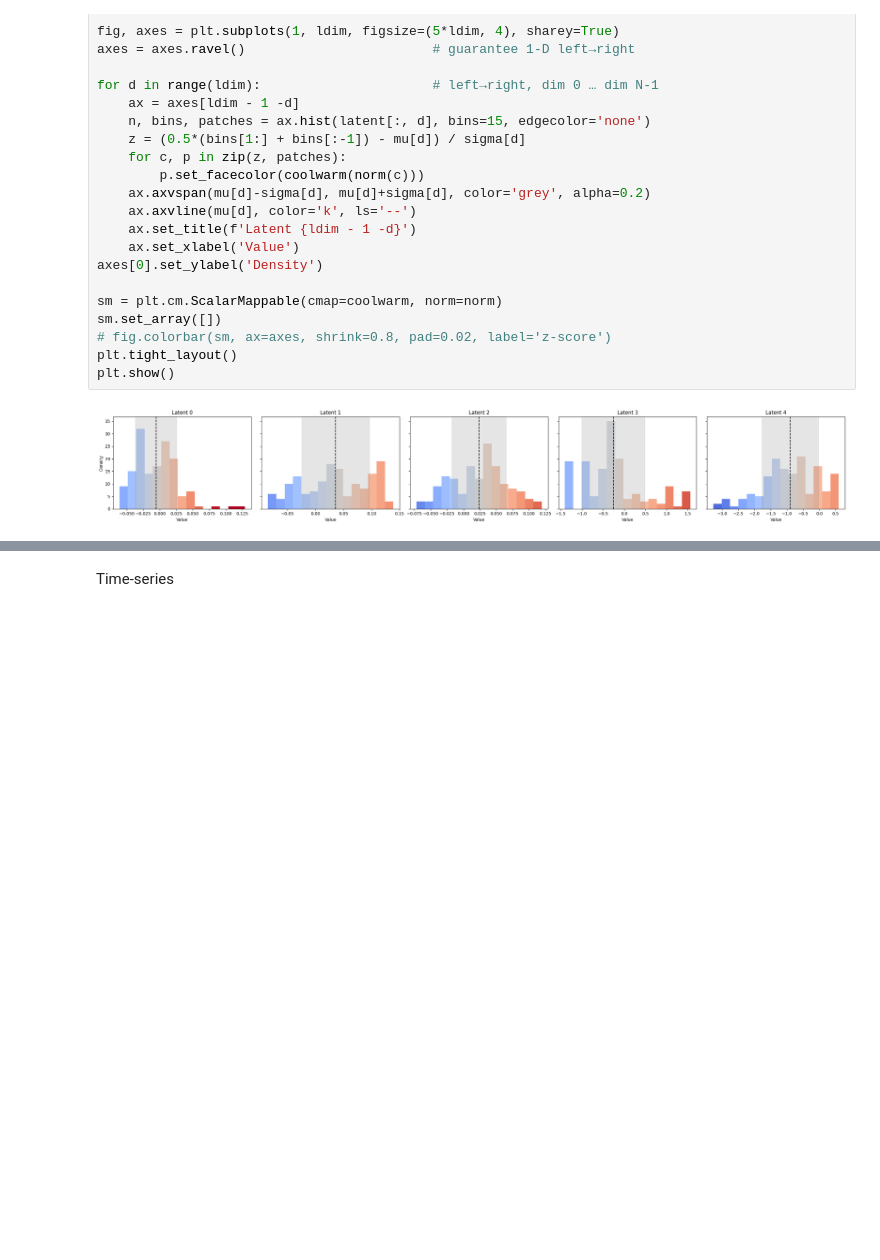
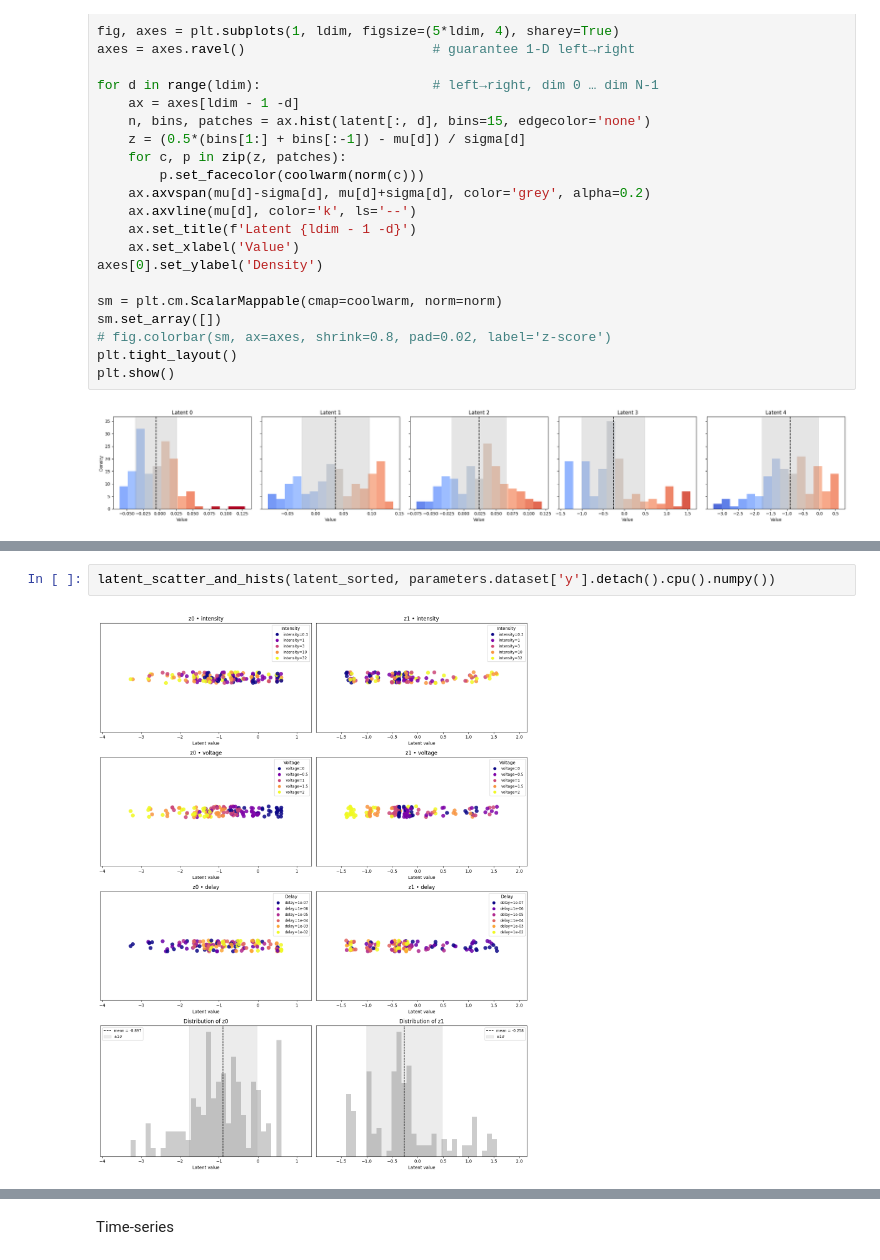
Before and after one commit to rayyyd/ML_charge_modeling, a Jupyter notebook: parameter_tuning/interpretability.ipynb, the cells around one changed output, grey strips where cells are left out. Drawn from its saved outputs; the diff is of its cells as text; blank space fills up the shorter version.

```diff
--- a/parameter_tuning/interpretability.ipynb
+++ b/parameter_tuning/interpretability.ipynb
@@ -308,0 +418,4 @@ plt.show()
+# %%
+latent_scatter_and_hists(latent_sorted, parameters.dataset['y'].detach().cpu().numpy())
+# %% [output]
+[figure, added]
```
Also changed, not shown: parts of 4 cells of this notebook.
